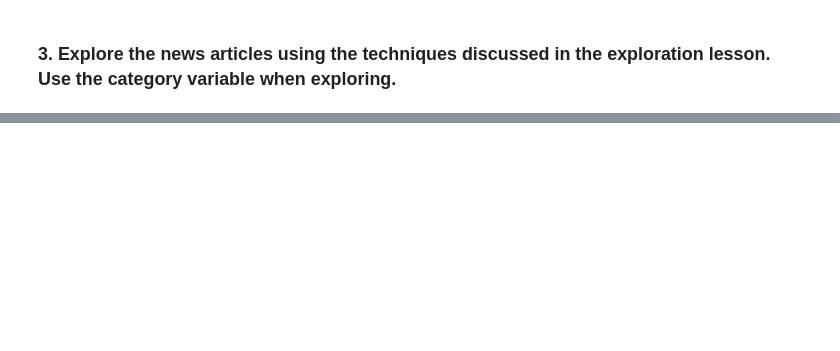
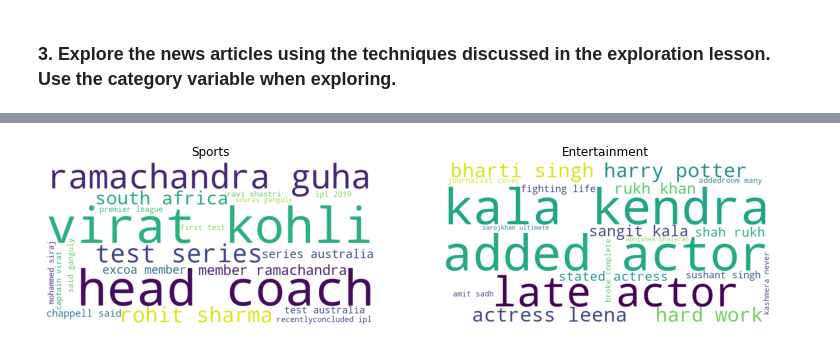
Before and after one commit to Yongliang-Shi/natural-language-processing-exercises, a Jupyter notebook: explore.ipynb, the cells around one changed output, grey strips where cells are left out. Cells and saved outputs as stored; diff of their text form; code cells hidden in the pictures; blank space fills up the shorter version.

```diff
--- a/explore.ipynb
+++ b/explore.ipynb
@@ -328,0 +589,16 @@ plt.show()
+# %%
+plt.figure(figsize=(13, 13))
+
+plt.subplot(121)
+plt.imshow(img_spor)
+plt.title('Sports')
+plt.axis('off')
+
+plt.subplot(122)
+plt.imshow(img_ente)
+plt.title('Entertainment')
+plt.axis('off')
+
+plt.show()
+# %% [output]
+[figure, added]
```
Also changed, not shown: parts of 36 cells of this notebook.
